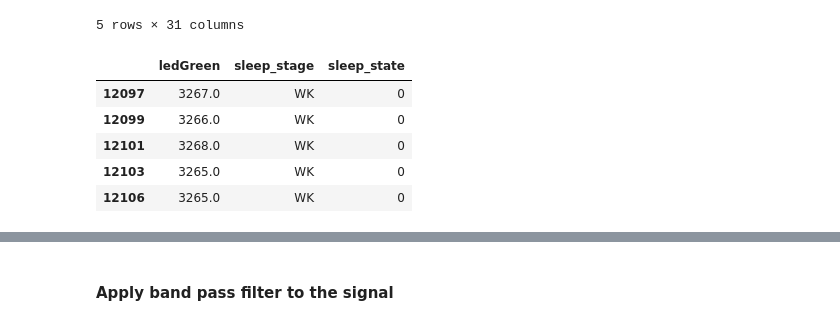
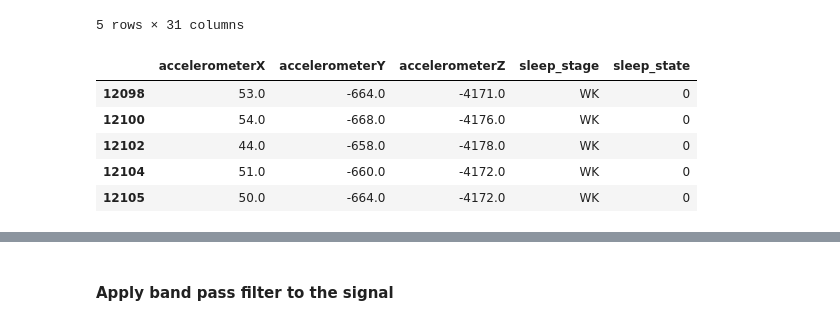
Before and after one commit to lucky-verma/Sleep-Awake-Classifiation-using-PPG, a Jupyter notebook: rough.ipynb, the cells around one changed output, grey strips where cells are left out. Drawn from its saved outputs; the diff is of its cells as text; code cells hidden in the pictures.

```diff
--- a/rough.ipynb
+++ b/rough.ipynb
@@ -10,7 +10,7 @@ from matplotlib import pyplot as plt
 # %%
 # Read raw PPG files
 
-mdf = pd.read_csv(r'resteaze_train\00000175-resteaze-sync.csv', sep=',')
+mdf = pd.read_csv(r'prof_data\resteaze\00000175-resteaze-sync.csv', sep=',')
 mdf.head()
 # %% [output]
 |  | Unnamed: 0 | counter | unixTimes | accelerometerX | accelerometerY | accelerometerZ | capacitorsA | ... |
@@ -21,18 +21,19 @@ mdf.head()
 | 4 | 187663 | 187688 | 1.643780e+12 | -133.0 | 279.0 | -4212.0 | 0.0 | ... |
 5 rows × 31 columns
 # %%
-df = mdf[['ledGreen', 'sleep_stage', 'sleep_state']].dropna()
+df = mdf[['accelerometerX',	'accelerometerY', 'accelerometerZ', 'sleep_stage', 'sleep_state']].dropna()
 # df['sleep_state'] = df['sleep_state'].mask(lambda col: col == -1, 6)
+
 
 df = df[df.sleep_state != -1]
 
 # Applying the condition
 df["sleep_state"] = np.where(df["sleep_state"] == 0, 0, 1)
 df.head()
 # %% [output]
-|  | ledGreen | sleep_stage | sleep_state |
-| 12097 | 3267.0 | WK | 0 |
-| 12099 | 3266.0 | WK | 0 |
-| 12101 | 3268.0 | WK | 0 |
-| 12103 | 3265.0 | WK | 0 |
-| 12106 | 3265.0 | WK | 0 |
+|  | accelerometerX | accelerometerY | accelerometerZ | sleep_stage | sleep_state |
+| 12098 | 53.0 | -664.0 | -4171.0 | WK | 0 |
+| 12100 | 54.0 | -668.0 | -4176.0 | WK | 0 |
+| 12102 | 44.0 | -658.0 | -4178.0 | WK | 0 |
+| 12104 | 51.0 | -660.0 | -4172.0 | WK | 0 |
+| 12105 | 50.0 | -664.0 | -4172.0 | WK | 0 |
```
Also changed, not shown: parts of 9 cells of this notebook, 18 other files.
